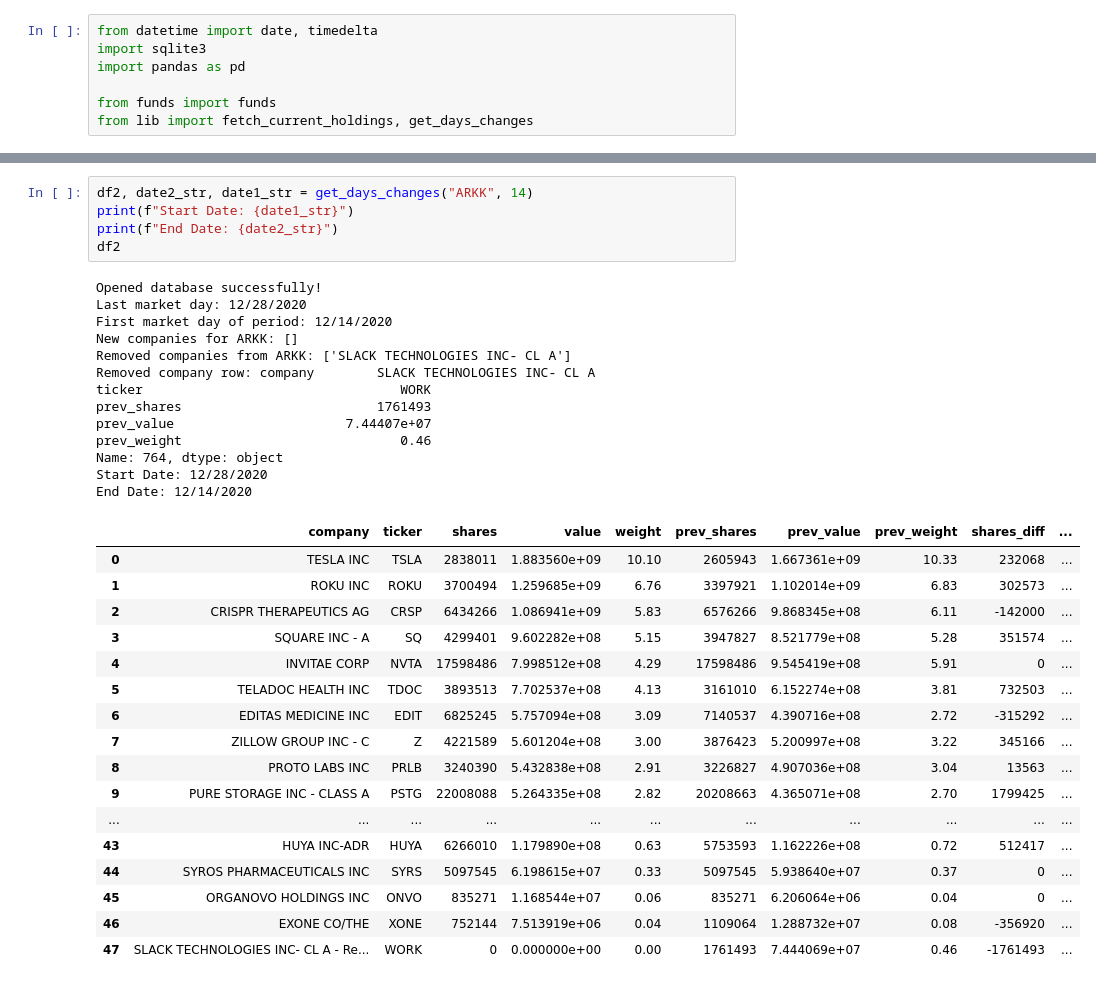
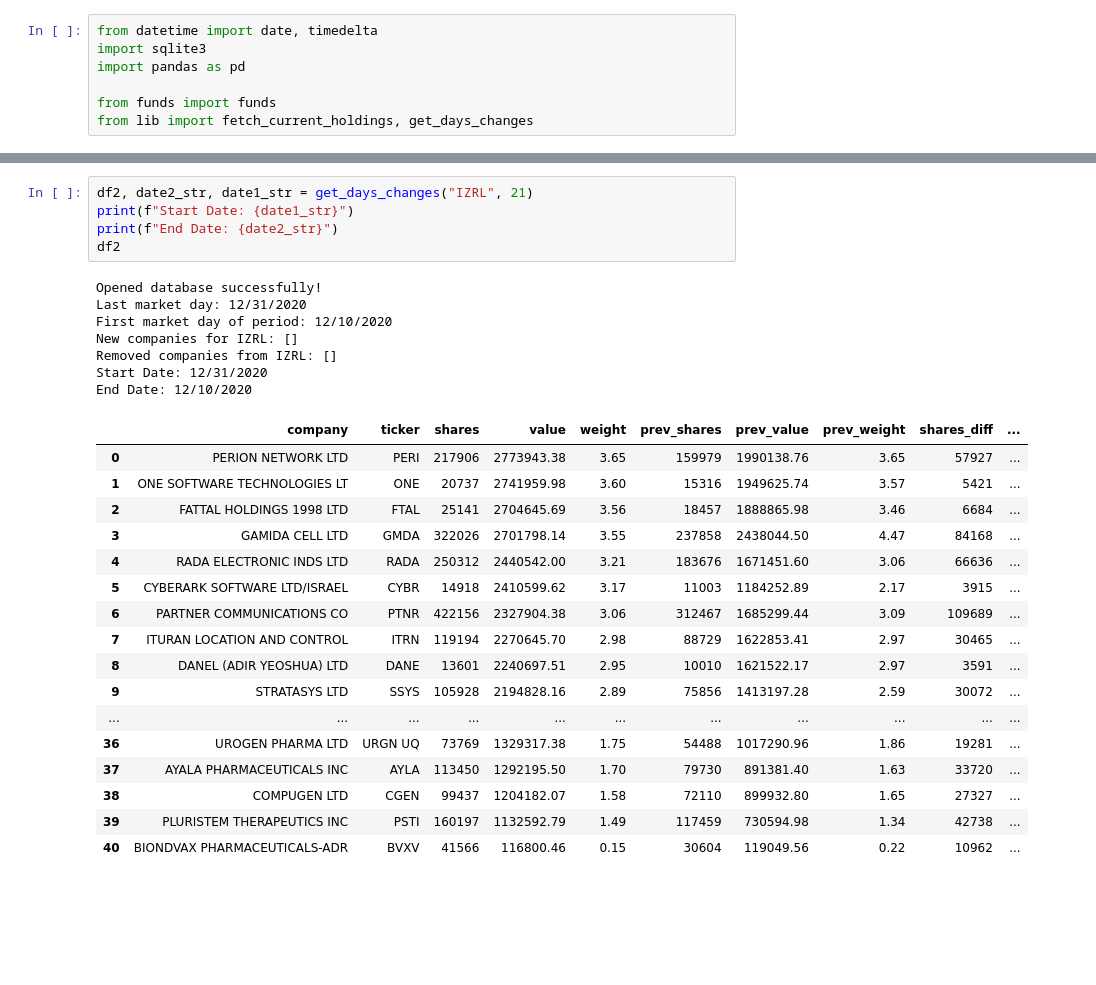
Before and after one commit to ochsec/arktracker, a Jupyter notebook: notebooks/IZRL.ipynb, the cells around one changed output, grey strips where cells are left out. Cells and saved outputs as stored; diff of their text form; blank space fills up the shorter version.

```diff
--- a/notebooks/IZRL.ipynb
+++ b/notebooks/IZRL.ipynb
@@ -32,36 +32,30 @@ Fetching data...
 # %%
-df2, date2_str, date1_str = get_days_changes("ARKK", 14)
+df2, date2_str, date1_str = get_days_changes("IZRL", 21)
 print(f"Start Date: {date1_str}")
 print(f"End Date: {date2_str}")
 df2
 # %% [output]
 Opened database successfully!
-Last market day: 12/28/2020
-First market day of period: 12/14/2020
-New companies for ARKK: []
-Removed companies from ARKK: ['SLACK TECHNOLOGIES INC- CL A']
-Removed company row: company        SLACK TECHNOLOGIES INC- CL A
-ticker                                 WORK
-prev_shares                         1761493
-prev_value                      7.44407e+07
-prev_weight                            0.46
-Name: 764, dtype: object
-Start Date: 12/28/2020
-End Date: 12/14/2020
+Last market day: 12/31/2020
+First market day of period: 12/10/2020
+New companies for IZRL: []
+Removed companies from IZRL: []
+Start Date: 12/31/2020
+End Date: 12/10/2020
 |  | company | ticker | shares | value | weight | prev_shares | prev_value | prev_weight | shares_diff | ... |
-| 0 | TESLA INC | TSLA | 2838011 | 1.883560e+09 | 10.10 | 2605943 | 1.667361e+09 | 10.33 | 232068 | ... |
-| 1 | ROKU INC | ROKU | 3700494 | 1.259685e+09 | 6.76 | 3397921 | 1.102014e+09 | 6.83 | 302573 | ... |
-| 2 | CRISPR THERAPEUTICS AG | CRSP | 6434266 | 1.086941e+09 | 5.83 | 6576266 | 9.868345e+08 | 6.11 | -142000 | ... |
-| 3 | SQUARE INC - A | SQ | 4299401 | 9.602282e+08 | 5.15 | 3947827 | 8.521779e+08 | 5.28 | 351574 | ... |
-| 4 | INVITAE CORP | NVTA | 17598486 | 7.998512e+08 | 4.29 | 17598486 | 9.545419e+08 | 5.91 | 0 | ... |
-| 5 | TELADOC HEALTH INC | TDOC | 3893513 | 7.702537e+08 | 4.13 | 3161010 | 6.152274e+08 | 3.81 | 732503 | ... |
-| 6 | EDITAS MEDICINE INC | EDIT | 6825245 | 5.757094e+08 | 3.09 | 7140537 | 4.390716e+08 | 2.72 | -315292 | ... |
-| 7 | ZILLOW GROUP INC - C | Z | 4221589 | 5.601204e+08 | 3.00 | 3876423 | 5.200997e+08 | 3.22 | 345166 | ... |
-| 8 | PROTO LABS INC | PRLB | 3240390 | 5.432838e+08 | 2.91 | 3226827 | 4.907036e+08 | 3.04 | 13563 | ... |
-| 9 | PURE STORAGE INC - CLASS A | PSTG | 22008088 | 5.264335e+08 | 2.82 | 20208663 | 4.365071e+08 | 2.70 | 1799425 | ... |
+| 0 | PERION NETWORK LTD | PERI | 217906 | 2773943.38 | 3.65 | 159979 | 1990138.76 | 3.65 | 57927 | ... |
+| 1 | ONE SOFTWARE TECHNOLOGIES LT | ONE | 20737 | 2741959.98 | 3.60 | 15316 | 1949625.74 | 3.57 | 5421 | ... |
+| 2 | FATTAL HOLDINGS 1998 LTD | FTAL | 25141 | 2704645.69 | 3.56 | 18457 | 1888865.98 | 3.46 | 6684 | ... |
+| 3 | GAMIDA CELL LTD | GMDA | 322026 | 2701798.14 | 3.55 | 237858 | 2438044.50 | 4.47 | 84168 | ... |
+| 4 | RADA ELECTRONIC INDS LTD | RADA | 250312 | 2440542.00 | 3.21 | 183676 | 1671451.60 | 3.06 | 66636 | ... |
+| 5 | CYBERARK SOFTWARE LTD/ISRAEL | CYBR | 14918 | 2410599.62 | 3.17 | 11003 | 1184252.89 | 2.17 | 3915 | ... |
+| 6 | PARTNER COMMUNICATIONS CO | PTNR | 422156 | 2327904.38 | 3.06 | 312467 | 1685299.44 | 3.09 | 109689 | ... |
+| 7 | ITURAN LOCATION AND CONTROL | ITRN | 119194 | 2270645.70 | 2.98 | 88729 | 1622853.41 | 2.97 | 30465 | ... |
+| 8 | DANEL (ADIR YEOSHUA) LTD | DANE | 13601 | 2240697.51 | 2.95 | 10010 | 1621522.17 | 2.97 | 3591 | ... |
+| 9 | STRATASYS LTD | SSYS | 105928 | 2194828.16 | 2.89 | 75856 | 1413197.28 | 2.59 | 30072 | ... |
 | ... | ... | ... | ... | ... | ... | ... | ... | ... | ... | ... |
-| 43 | HUYA INC-ADR | HUYA | 6266010 | 1.179890e+08 | 0.63 | 5753593 | 1.162226e+08 | 0.72 | 512417 | ... |
-| 44 | SYROS PHARMACEUTICALS INC | SYRS | 5097545 | 6.198615e+07 | 0.33 | 5097545 | 5.938640e+07 | 0.37 | 0 | ... |
-| 45 | ORGANOVO HOLDINGS INC | ONVO | 835271 | 1.168544e+07 | 0.06 | 835271 | 6.206064e+06 | 0.04 | 0 | ... |
-| 46 | EXONE CO/THE | XONE | 752144 | 7.513919e+06 | 0.04 | 1109064 | 1.288732e+07 | 0.08 | -356920 | ... |
-| 47 | SLACK TECHNOLOGIES INC- CL A - Re... | WORK | 0 | 0.000000e+00 | 0.00 | 1761493 | 7.444069e+07 | 0.46 | -1761493 | ... |
+| 36 | UROGEN PHARMA LTD | URGN UQ | 73769 | 1329317.38 | 1.75 | 54488 | 1017290.96 | 1.86 | 19281 | ... |
+| 37 | AYALA PHARMACEUTICALS INC | AYLA | 113450 | 1292195.50 | 1.70 | 79730 | 891381.40 | 1.63 | 33720 | ... |
+| 38 | COMPUGEN LTD | CGEN | 99437 | 1204182.07 | 1.58 | 72110 | 899932.80 | 1.65 | 27327 | ... |
+| 39 | PLURISTEM THERAPEUTICS INC | PSTI | 160197 | 1132592.79 | 1.49 | 117459 | 730594.98 | 1.34 | 42738 | ... |
+| 40 | BIONDVAX PHARMACEUTICALS-ADR | BVXV | 41566 | 116800.46 | 0.15 | 30604 | 119049.56 | 0.22 | 10962 | ... |
```
Also changed, not shown: parts of 1 cell of this notebook, 7 other files.
